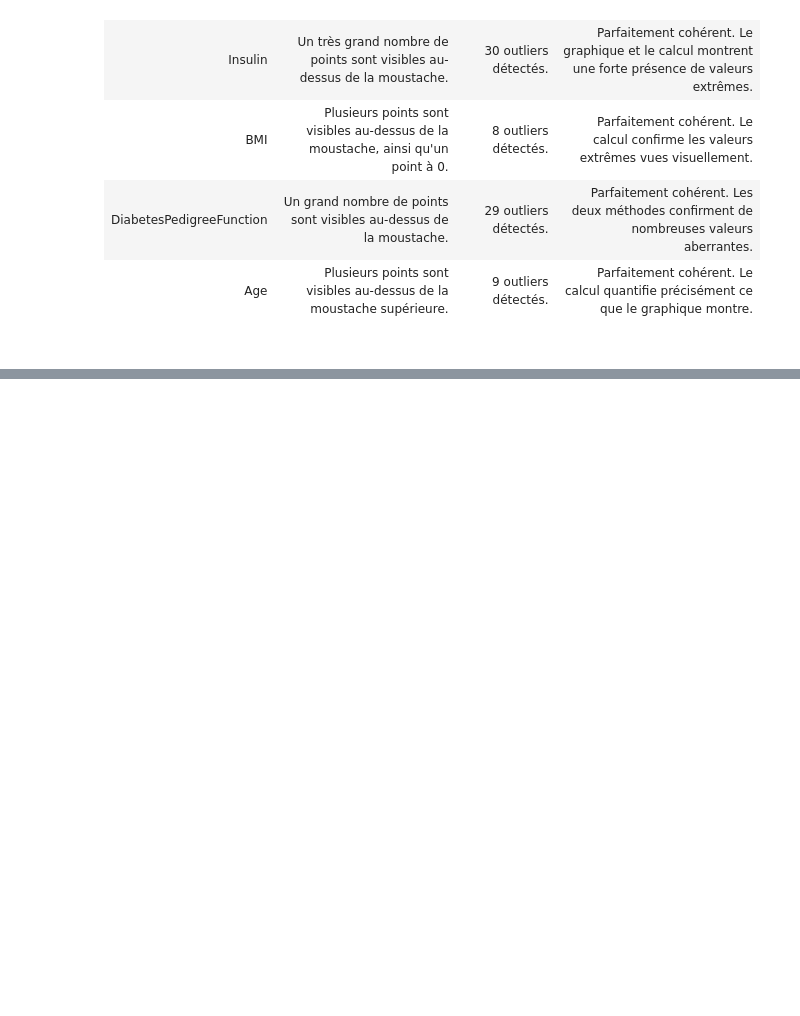
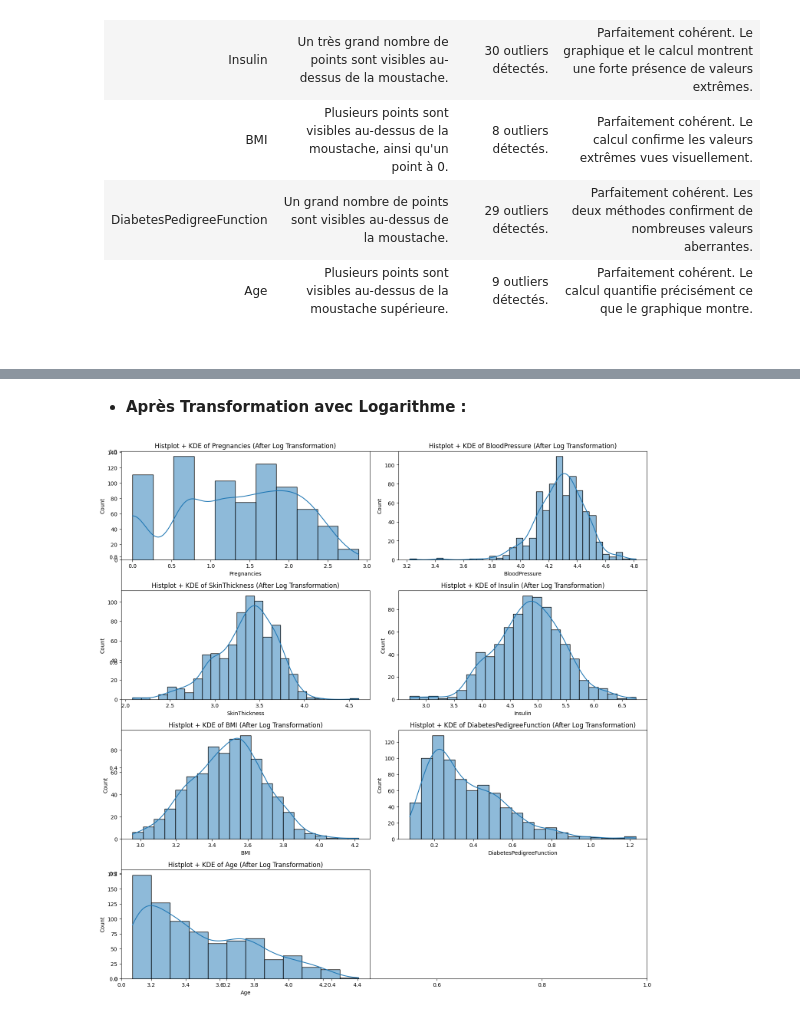
Before and after one commit to ABDELHAFIDAIT/DiabRisk, a Jupyter notebook: src/processing.ipynb, the cells around one changed output, grey strips where cells are left out. Drawn from its saved outputs; the diff is of its cells as text; code cells hidden in the pictures; blank space fills up the shorter version.

```diff
--- a/src/processing.ipynb
+++ b/src/processing.ipynb
@@ -176,0 +193,17 @@ dtype: int64
+# %% [markdown]
+- **Après Transformation avec Logarithme :**
+# %%
+plt.subplots(figsize=(15, 15))
+
+for i, col in enumerate(outliers_cols):
+    data[col] = np.log1p(data[col])
+
+    plt.subplot(4, 2, i + 1)
+    sns.histplot(data[col], kde=True)
+    plt.title(f'Histplot + KDE of {col} (After Log Transformation)')
+    plt.tight_layout()
+
+(data)
+plt.show()
+# %% [output]
+[figure, added]
```
Also changed, not shown: parts of 2 cells of this notebook, 1 other file.
